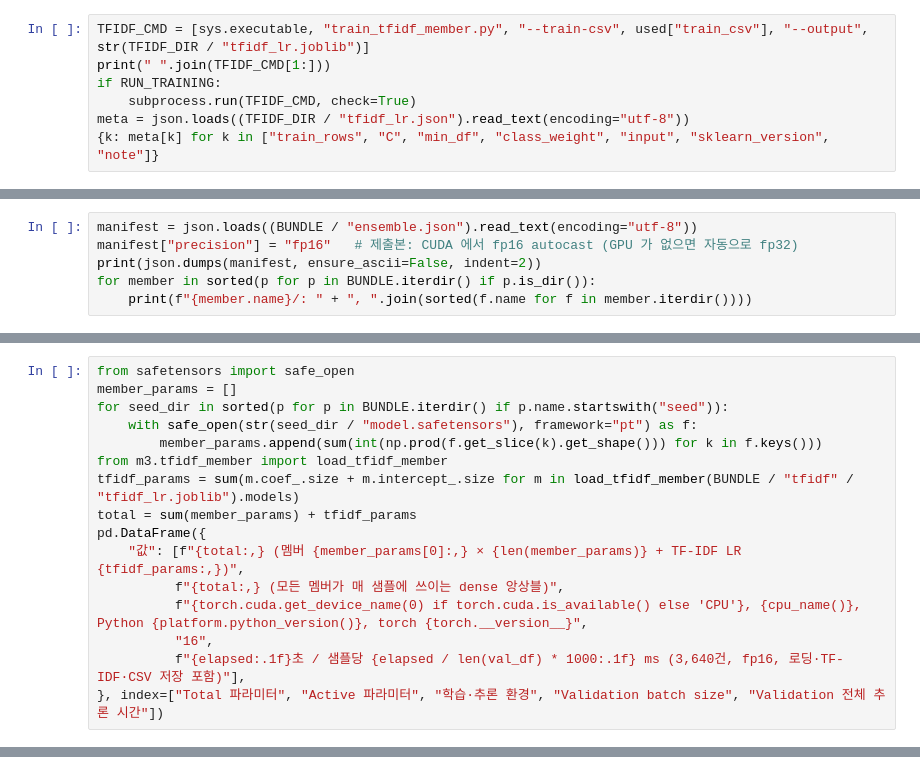
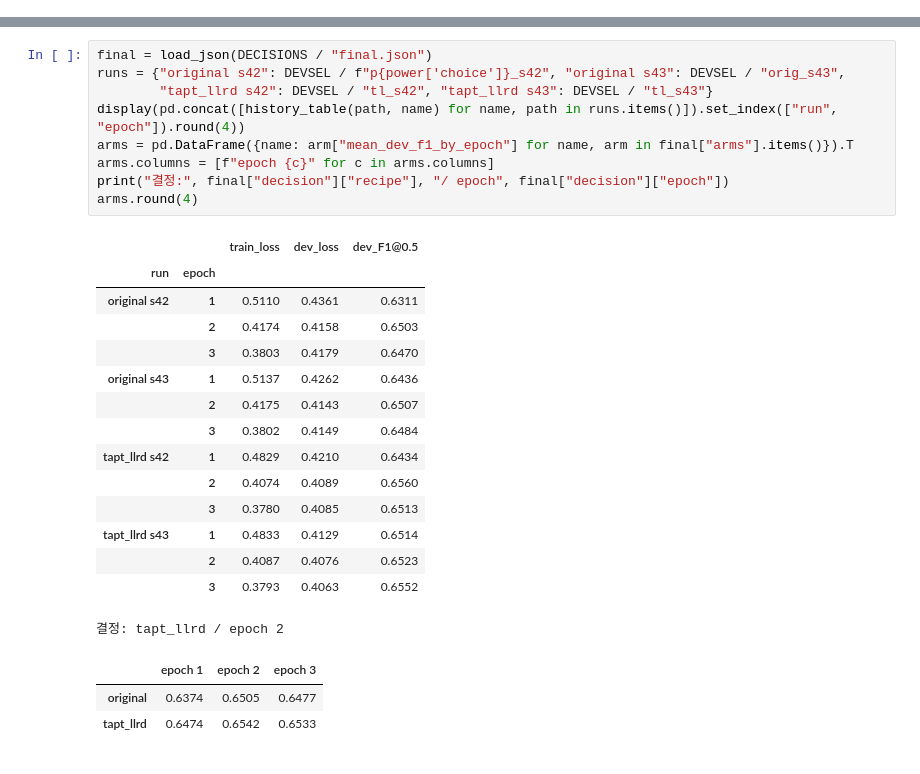
Before and after one commit to KozzilzzilE/DCC_Problem, a Jupyter notebook: mission3_symptom/model_train.ipynb, the cells around one changed output, grey strips where cells are left out. Drawn from its saved outputs; the diff is of its cells as text.

```diff
--- a/mission3_symptom/model_train.ipynb
+++ b/mission3_symptom/model_train.ipynb
@@ -215,7 +0,0 @@ seed 45: best epoch 3, Validation F1@0.5 0.6522, 학습 19.4분, GPU 최대 3.56
-# %%
-TFIDF_CMD = [sys.executable, "train_tfidf_member.py", "--train-csv", used["train_csv"], "--output", str(TFIDF_DIR / "tfidf_lr.joblib")]
-print(" ".join(TFIDF_CMD[1:]))
-if RUN_TRAINING:
-    subprocess.run(TFIDF_CMD, check=True)
-meta = json.loads((TFIDF_DIR / "tfidf_lr.json").read_text(encoding="utf-8"))
-{k: meta[k] for k in ["train_rows", "C", "min_df", "class_weight", "input", "sklearn_version", "note"]}
@@ -235,6 +0,0 @@ train_tfidf_member.py --train-csv C:/Users/Administrator/Downloads/mission3_trai
-# %%
-manifest = json.loads((BUNDLE / "ensemble.json").read_text(encoding="utf-8"))
-manifest["precision"] = "fp16"   # 제출본: CUDA 에서 fp16 autocast (GPU 가 없으면 자동으로 fp32)
-print(json.dumps(manifest, ensure_ascii=False, indent=2))
-for member in sorted(p for p in BUNDLE.iterdir() if p.is_dir()):
-    print(f"{member.name}/: " + ", ".join(sorted(f.name for f in member.iterdir())))
@@ -325,16 +0,0 @@ Validation macro F1@0.5 = 0.6593  (예측 3,640건, 증상 0개 예측 71건)
-# %%
-from safetensors import safe_open
-member_params = []
-for seed_dir in sorted(p for p in BUNDLE.iterdir() if p.name.startswith("seed")):
-    with safe_open(str(seed_dir / "model.safetensors"), framework="pt") as f:
-        member_params.append(sum(int(np.prod(f.get_slice(k).get_shape())) for k in f.keys()))
-from m3.tfidf_member import load_tfidf_member
-tfidf_params = sum(m.coef_.size + m.intercept_.size for m in load_tfidf_member(BUNDLE / "tfidf" / "tfidf_lr.joblib").models)
-total = sum(member_params) + tfidf_params
-pd.DataFrame({
-    "값": [f"{total:,} (멤버 {member_params[0]:,} × {len(member_params)} + TF-IDF LR {tfidf_params:,})",
-          f"{total:,} (모든 멤버가 매 샘플에 쓰이는 dense 앙상블)",
-          f"{torch.cuda.get_device_name(0) if torch.cuda.is_available() else 'CPU'}, {cpu_name()}, Python {platform.python_version()}, torch {torch.__version__}",
-          "16",
-          f"{elapsed:.1f}초 / 샘플당 {elapsed / len(val_df) * 1000:.1f} ms (3,640건, fp16, 로딩·TF-IDF·CSV 저장 포함)"],
-}, index=["Total 파라미터", "Active 파라미터", "학습·추론 환경", "Validation batch size", "Validation 전체 추론 시간"])
@@ -347,0 +194,28 @@ pd.DataFrame({
+# %%
+final = load_json(DECISIONS / "final.json")
+runs = {"original s42": DEVSEL / f"p{power['choice']}_s42", "original s43": DEVSEL / "orig_s43",
+        "tapt_llrd s42": DEVSEL / "tl_s42", "tapt_llrd s43": DEVSEL / "tl_s43"}
+display(pd.concat([history_table(path, name) for name, path in runs.items()]).set_index(["run", "epoch"]).round(4))
+arms = pd.DataFrame({name: arm["mean_dev_f1_by_epoch"] for name, arm in final["arms"].items()}).T
+arms.columns = [f"epoch {c}" for c in arms.columns]
+print("결정:", final["decision"]["recipe"], "/ epoch", final["decision"]["epoch"])
+arms.round(4)
+# %% [output]
+|  |  | train_loss | dev_loss | dev_F1@0.5 |
+| run | epoch |  |  |  |
+| original s42 | 1 | 0.5110 | 0.4361 | 0.6311 |
+|  | 2 | 0.4174 | 0.4158 | 0.6503 |
+|  | 3 | 0.3803 | 0.4179 | 0.6470 |
+| original s43 | 1 | 0.5137 | 0.4262 | 0.6436 |
+|  | 2 | 0.4175 | 0.4143 | 0.6507 |
+|  | 3 | 0.3802 | 0.4149 | 0.6484 |
+| tapt_llrd s42 | 1 | 0.4829 | 0.4210 | 0.6434 |
+|  | 2 | 0.4074 | 0.4089 | 0.6560 |
+|  | 3 | 0.3780 | 0.4085 | 0.6513 |
+| tapt_llrd s43 | 1 | 0.4833 | 0.4129 | 0.6514 |
+|  | 2 | 0.4087 | 0.4076 | 0.6523 |
+|  | 3 | 0.3793 | 0.4063 | 0.6552 |
+결정: tapt_llrd / epoch 2
+|  | epoch 1 | epoch 2 | epoch 3 |
+| original | 0.6374 | 0.6505 | 0.6477 |
+| tapt_llrd | 0.6474 | 0.6542 | 0.6533 |
```
Also changed, not shown: parts of 43 cells of this notebook, 6 other files.
